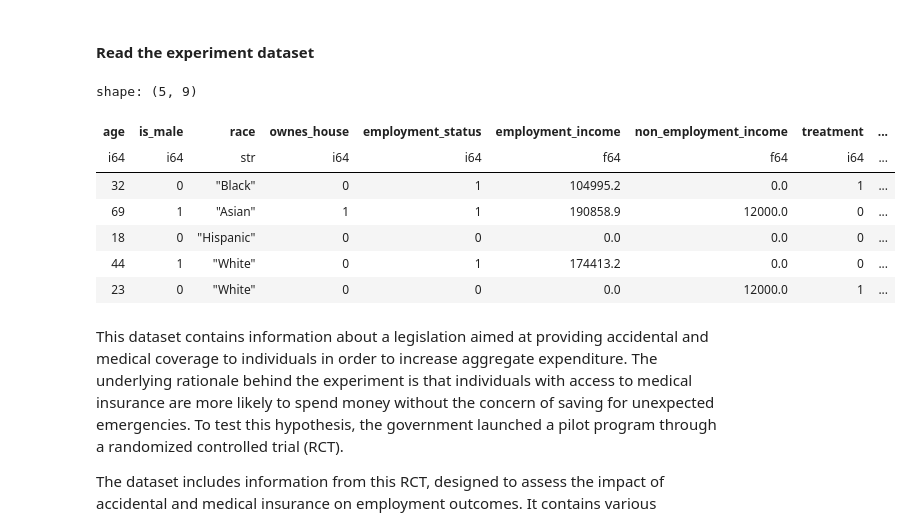
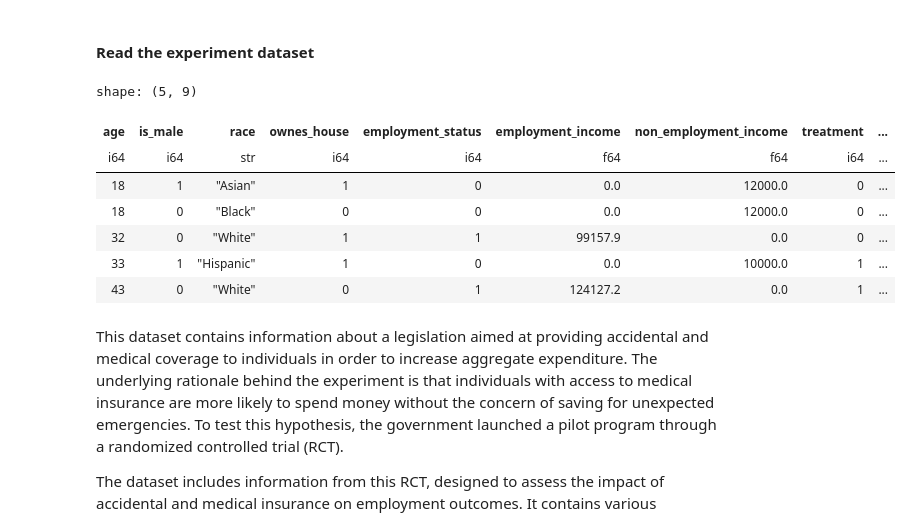
Before and after one commit to AlabhyaMe/T-Learner-for-economic-experiment, a Jupyter notebook: Meta Learners.ipynb, the cells around one changed output. Drawn from its saved outputs; the diff is of its cells as text; code cells hidden in the pictures.

```diff
--- a/Meta Learners.ipynb
+++ b/Meta Learners.ipynb
@@ -19,17 +19,17 @@ import matplotlib.pyplot as plt
 # %% [markdown]
 #### Read the experiment dataset
 # %%
-df = pl.read_csv("dataset.csv")
+df = pl.read_csv("Datagen/dataset.csv")
 df.head(5)
 # %% [output]
 shape: (5, 9)
 | age | is_male | race | ownes_house | employment_status | employment_income | non_employment_income | treatment | ... |
 | i64 | i64 | str | i64 | i64 | f64 | f64 | i64 | ... |
-| 32 | 0 | "Black" | 0 | 1 | 104995.2 | 0.0 | 1 | ... |
-| 69 | 1 | "Asian" | 1 | 1 | 190858.9 | 12000.0 | 0 | ... |
-| 18 | 0 | "Hispanic" | 0 | 0 | 0.0 | 0.0 | 0 | ... |
-| 44 | 1 | "White" | 0 | 1 | 174413.2 | 0.0 | 0 | ... |
-| 23 | 0 | "White" | 0 | 0 | 0.0 | 12000.0 | 1 | ... |
+| 18 | 1 | "Asian" | 1 | 0 | 0.0 | 12000.0 | 0 | ... |
+| 18 | 0 | "Black" | 0 | 0 | 0.0 | 12000.0 | 0 | ... |
+| 32 | 0 | "White" | 1 | 1 | 99157.9 | 0.0 | 0 | ... |
+| 33 | 1 | "Hispanic" | 1 | 0 | 0.0 | 10000.0 | 1 | ... |
+| 43 | 0 | "White" | 0 | 1 | 124127.2 | 0.0 | 1 | ... |
 # %% [markdown]
 This dataset contains information about a legislation aimed at providing accidental and medical coverage to individuals in order to increase aggregate expenditure. The underlying rationale behind the experiment is that individuals with access to medical insurance are more likely to spend money without the concern of saving for unexpected emergencies. To test this hypothesis, the government launched a pilot program through a randomized controlled trial (RCT).
 
```
Also changed, not shown: parts of 70 cells of this notebook, 5 other files.
